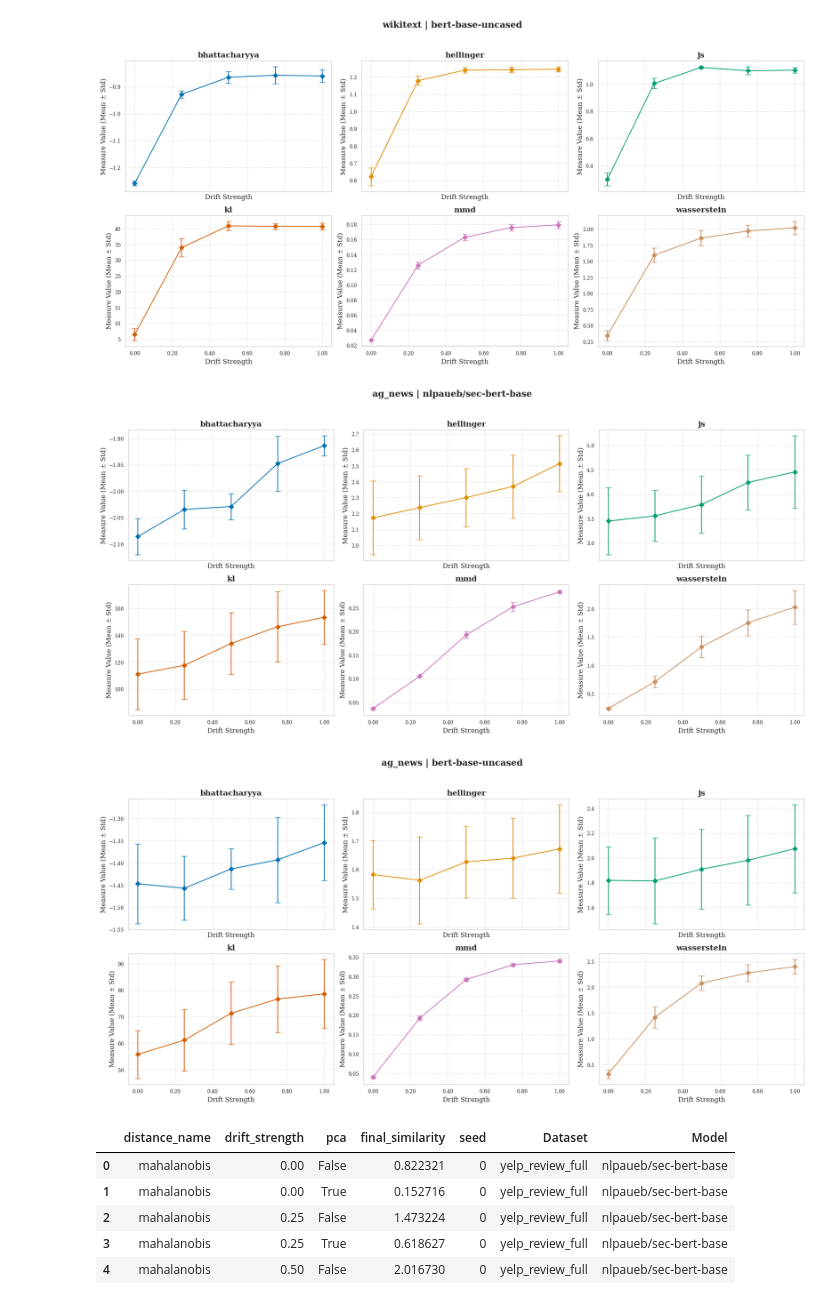
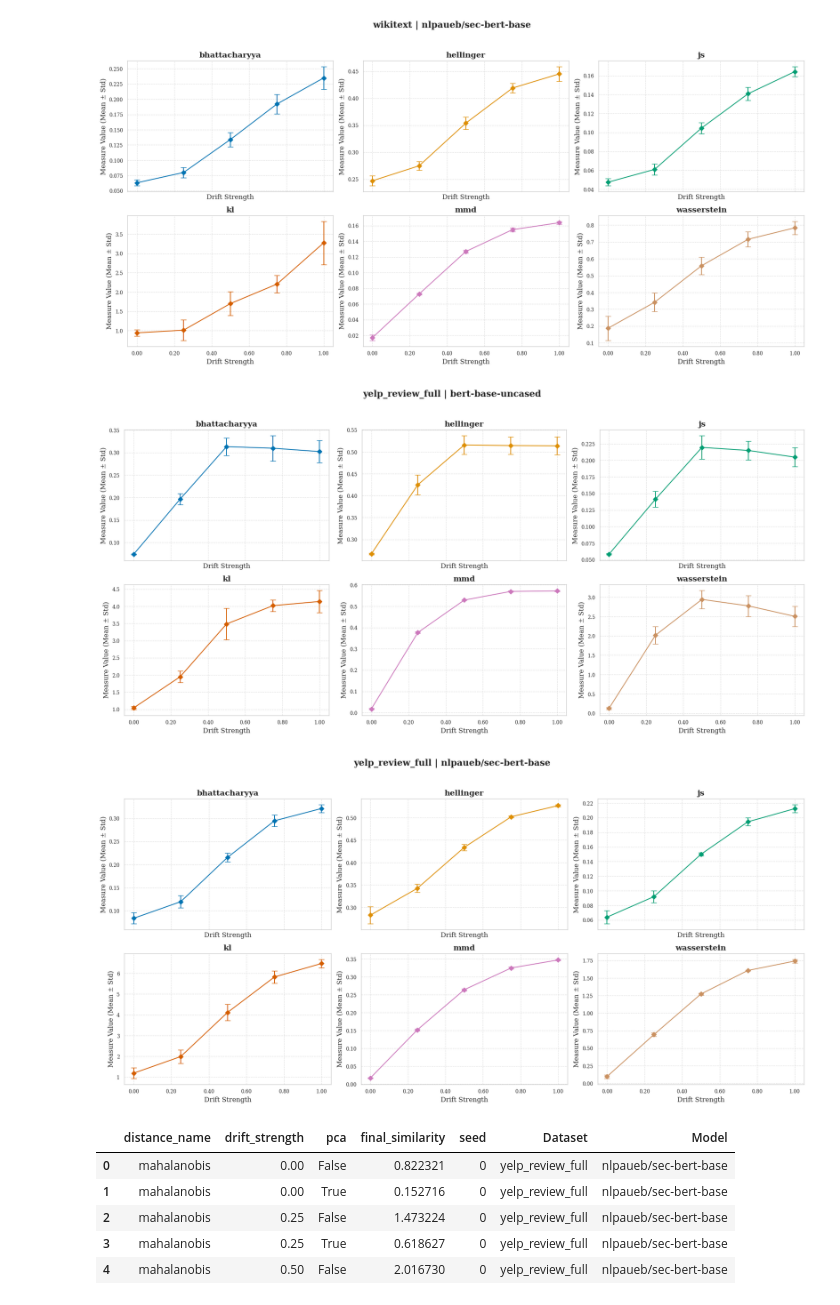
Before and after one commit to jasperbruin/driftwatch, a Jupyter notebook: LAB-experiments/final_experiments/data-analysis.ipynb, the cells around one changed output. Saved outputs shown, nothing was run; the diff lists cells and outputs as text; code cells hidden in the pictures.

```diff
--- a/LAB-experiments/final_experiments/data-analysis.ipynb
+++ b/LAB-experiments/final_experiments/data-analysis.ipynb
@@ -9,5 +43,5 @@ from collections import defaultdict
 # %%
-df_distribution = pd.read_csv('data-analysis/data/all_results_distribution.csv')
+df_distribution = pd.read_csv('data-analysis/data/all_results_distribution_aggregated.csv')
 df_distance = pd.read_csv('data-analysis/data/all_results_vector_space.csv')
 # %%
 df_distribution.head()
@@ -80,7 +223,7 @@ def plot_measure_with_error_bars(df_distance, output_dir="."):
     grouped = defaultdict(list)
     for _, row in df_distance.iterrows():
         key = (row["Dataset"], row["Model"], row["Measure"], row["Drift Strength"])
-        grouped[key].append((row["Mean"], row["Std"]))
+        grouped[key].append((row["Mean_Value"], row["Std_Value"]))
 
     aggregated_data = []
     for key, values in grouped.items():
@@ -150,6 +293,6 @@ plot_measure_with_error_bars(df_distribution, output_dir="data-analysis/data-tes
-[figure, old version]
+[figure, new version]
-[figure, old version]
+[figure, new version]
-[figure, old version]
+[figure, new version]
 # %%
 df_distance.head()
 # %% [output]
```
Also changed, not shown: parts of 10 cells of this notebook, 19 other files.
